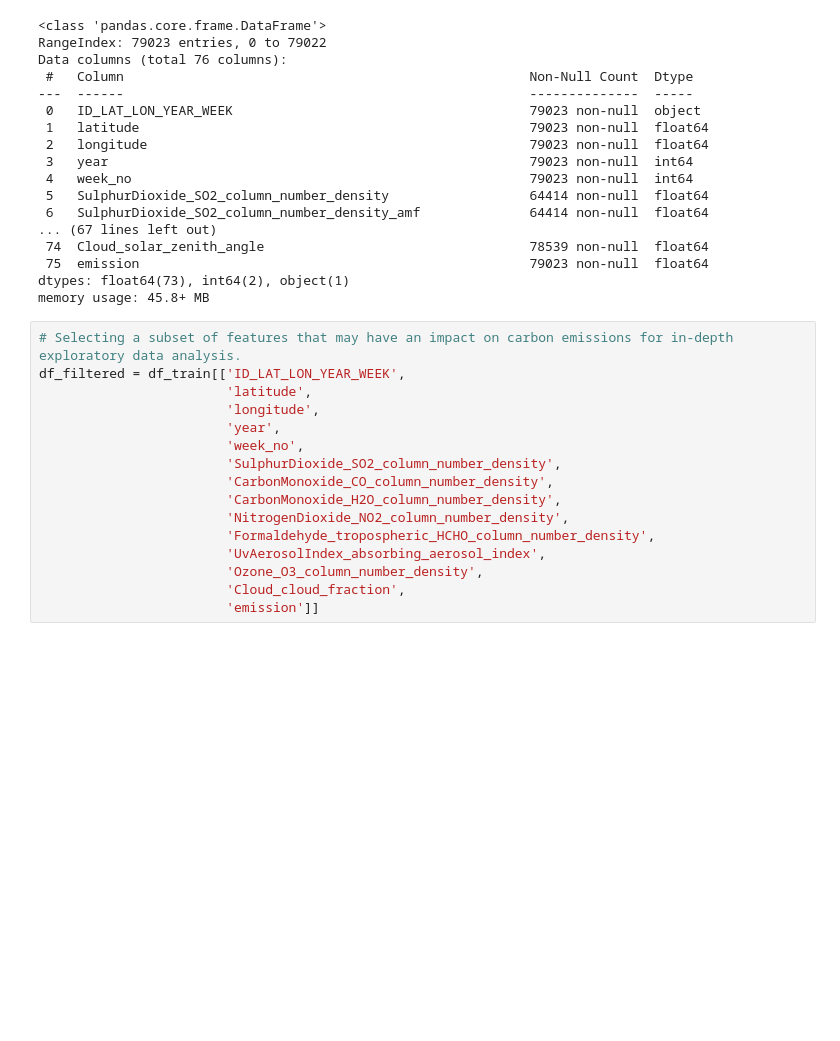
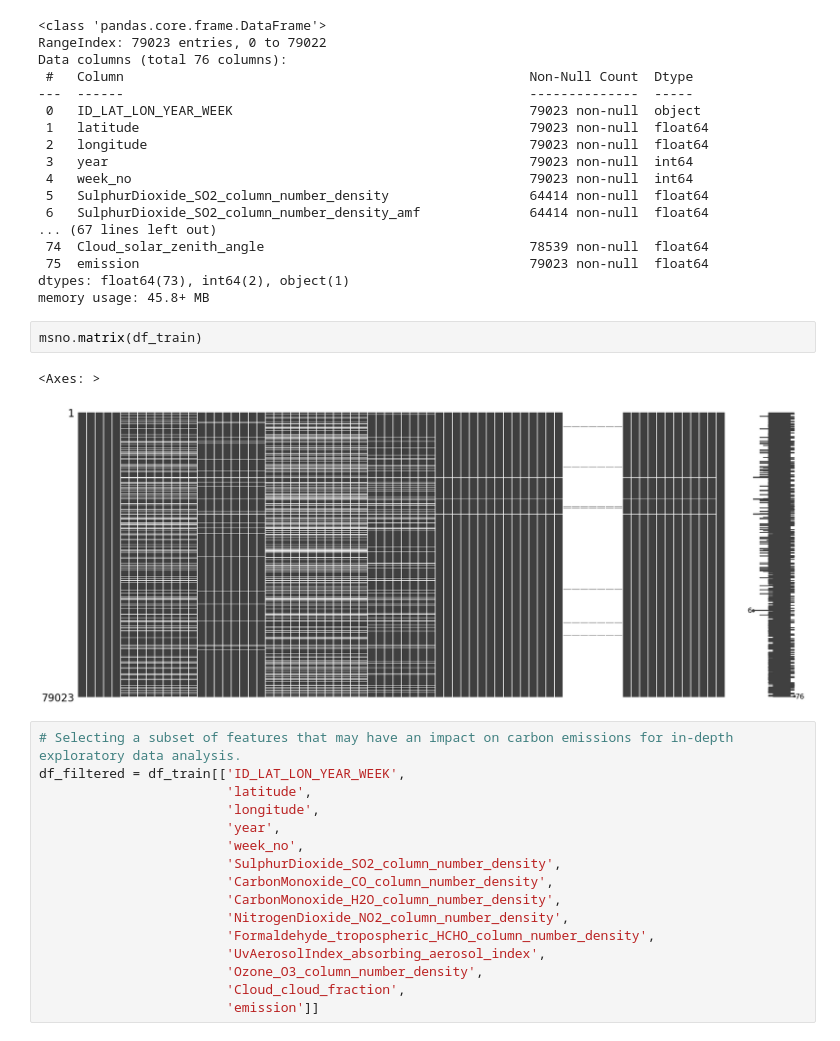
Before and after one commit to Hawkety77/RwandaCarbonEmissions, a Jupyter notebook: RwandaProject.ipynb, the cells around one changed output. Drawn from its saved outputs; the diff is of its cells as text; blank space fills up the shorter version.

```diff
--- a/RwandaProject.ipynb
+++ b/RwandaProject.ipynb
@@ -54,6 +56,11 @@ Data columns (total 76 columns):
  75  emission                                                  79023 non-null  float64
 dtypes: float64(73), int64(2), object(1)
 memory usage: 45.8+ MB
+# %%
+msno.matrix(df_train)
+# %% [output]
+<Axes: >
+[figure, added]
 # %%
 # Selecting a subset of features that may have an impact on carbon emissions for in-depth exploratory data analysis.
 df_filtered = df_train[['ID_LAT_LON_YEAR_WEEK',
```
Also changed, not shown: parts of 17 cells of this notebook, 2 other files.
